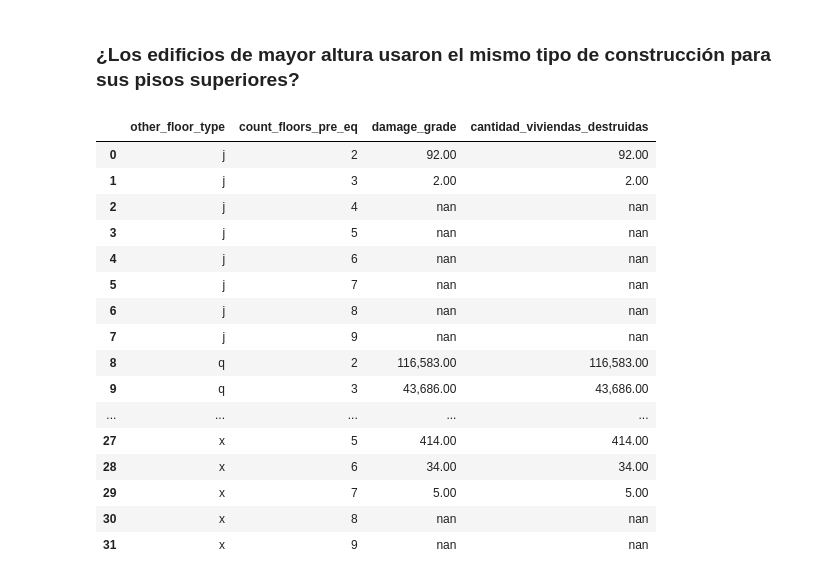
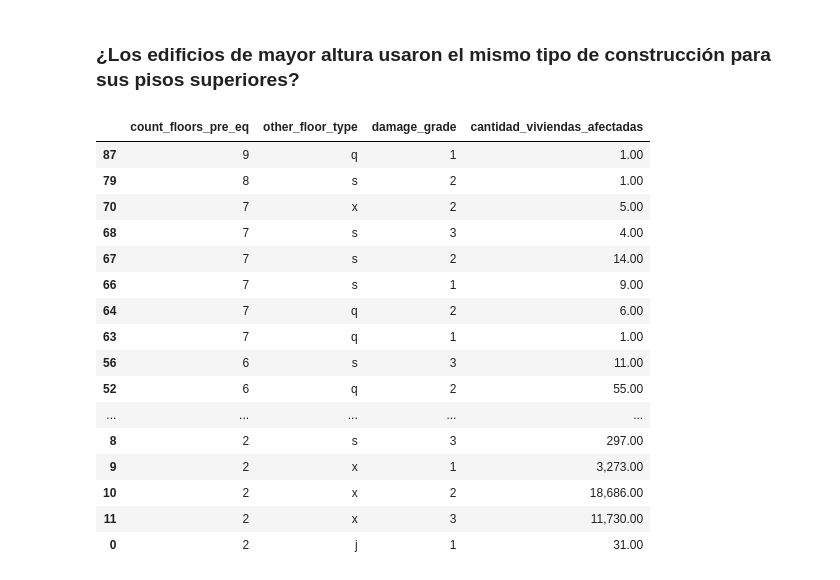
Before and after one commit to FacuMastri/richters-predictor-earthquake, a Jupyter notebook: tp1/2-analisis-exploratorio.ipynb, the cells around one changed output. Drawn from its saved outputs; the diff is of its cells as text; code cells hidden in the pictures.

Commit message:
agrego analisis de otros pisos

```diff
--- a/tp1/2-analisis-exploratorio.ipynb
+++ b/tp1/2-analisis-exploratorio.ipynb
@@ -792,24 +793,26 @@ Dado que la mayoría de los edificios fueron construidos de tipo “t” para lo
 ### ¿Los edificios de mayor altura usaron el mismo tipo de construcción para sus pisos superiores?
 # %%
 df_altura_y_otros_pisos = df_buildings.loc[df_buildings['count_floors_pre_eq'] >= 2, ['damage_grade', 'other_floor_type', 'count_floors_pre_eq' , 'building_id']]\
-    .groupby(['other_floor_type', 'count_floors_pre_eq']).count().reset_index()
-df_altura_y_otros_pisos.rename(columns = {'building_id':'cantidad_viviendas_destruidas'}, inplace = True)
+    .groupby(['count_floors_pre_eq', 'other_floor_type', 'damage_grade']).count().reset_index()
+df_altura_y_otros_pisos.rename(columns = {'building_id':'cantidad_viviendas_afectadas'}, inplace = True)
+df_altura_y_otros_pisos.dropna(inplace=True)
+df_altura_y_otros_pisos.sort_values('count_floors_pre_eq', ascending = False, inplace=True)
 df_altura_y_otros_pisos
 # %% [output]
-|  | other_floor_type | count_floors_pre_eq | damage_grade | cantidad_viviendas_destruidas |
-| 0 | j | 2 | 92.00 | 92.00 |
-| 1 | j | 3 | 2.00 | 2.00 |
-| 2 | j | 4 | nan | nan |
-| 3 | j | 5 | nan | nan |
-| 4 | j | 6 | nan | nan |
-| 5 | j | 7 | nan | nan |
-| 6 | j | 8 | nan | nan |
-| 7 | j | 9 | nan | nan |
-| 8 | q | 2 | 116,583.00 | 116,583.00 |
-| 9 | q | 3 | 43,686.00 | 43,686.00 |
+|  | count_floors_pre_eq | other_floor_type | damage_grade | cantidad_viviendas_afectadas |
+| 87 | 9 | q | 1 | 1.00 |
+| 79 | 8 | s | 2 | 1.00 |
+| 70 | 7 | x | 2 | 5.00 |
+| 68 | 7 | s | 3 | 4.00 |
+| 67 | 7 | s | 2 | 14.00 |
+| 66 | 7 | s | 1 | 9.00 |
+| 64 | 7 | q | 2 | 6.00 |
+| 63 | 7 | q | 1 | 1.00 |
+| 56 | 6 | s | 3 | 11.00 |
+| 52 | 6 | q | 2 | 55.00 |
 | ... | ... | ... | ... | ... |
-| 27 | x | 5 | 414.00 | 414.00 |
-| 28 | x | 6 | 34.00 | 34.00 |
-| 29 | x | 7 | 5.00 | 5.00 |
-| 30 | x | 8 | nan | nan |
-| 31 | x | 9 | nan | nan |
+| 8 | 2 | s | 3 | 297.00 |
+| 9 | 2 | x | 1 | 3,273.00 |
+| 10 | 2 | x | 2 | 18,686.00 |
+| 11 | 2 | x | 3 | 11,730.00 |
+| 0 | 2 | j | 1 | 31.00 |
```
Also changed, not shown: parts of 2 cells of this notebook.
